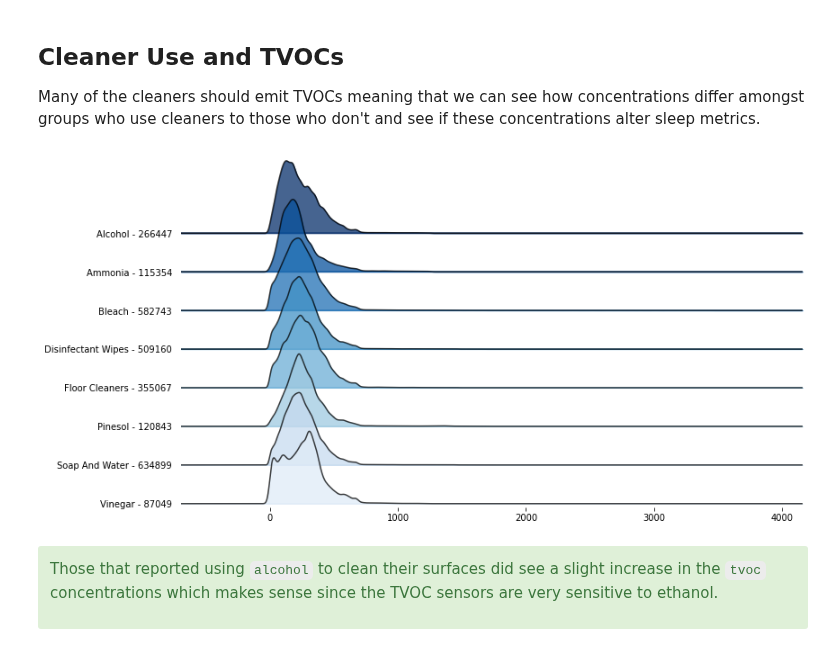
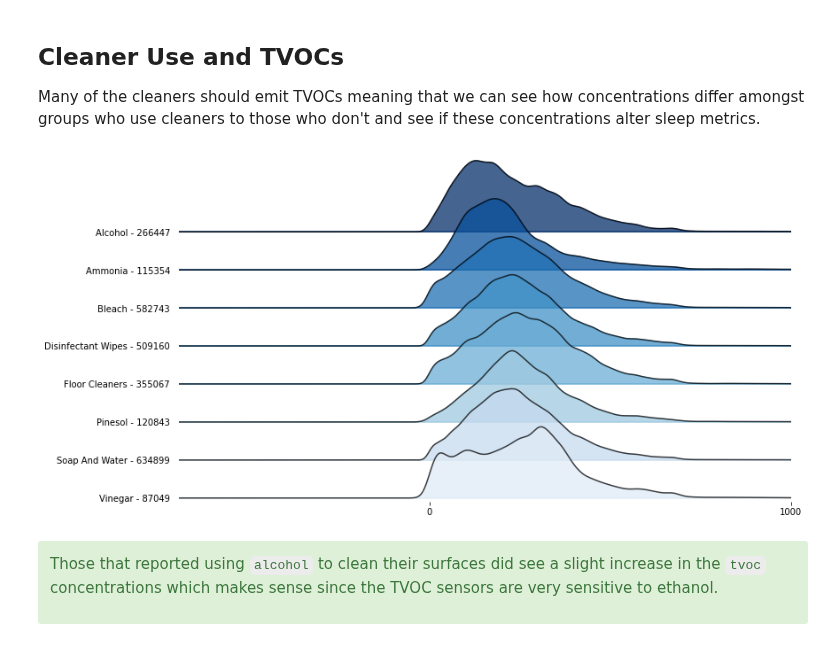
Before and after one commit to intelligent-environments-lab/utx000, a Jupyter notebook: notebooks/4.11.1-hef-beacon_redcap-summary.ipynb, the cells around one changed output. Saved outputs shown, nothing was run; the diff lists cells and outputs as text; code cells hidden in the pictures.

Commit message:
new figures

```diff
--- a/notebooks/4.11.1-hef-beacon_redcap-summary.ipynb
+++ b/notebooks/4.11.1-hef-beacon_redcap-summary.ipynb
@@ -80,7 +80,7 @@ Dataset includes 929937 datapoints from 21 participants
 # Base Analysis
 Here we look at the raw, unaltered data in order to understand relationships between environment traits and the IEQ profiles, namely the pollutants.
 # %%
-def plot_joyplot(df, features, target, feature_label, save=False):
+def plot_joyplot(df, features, target, feature_label, xmax=0, save=False):
     """
     Plots a joyplot of the distribution of the target variable for the given features.
     """
@@ -95,6 +95,10 @@ def plot_joyplot(df, features, target, feature_label, save=False):
     fig, ax = joyplot(data=df_expanded,by="feature",column=target,
                 kind='kde',overlap=1,ylim='own',alpha=0.75,colormap=cm.Blues_r,figsize=(12,6),labels=labels)
 
+    if xmax != 0:
+        for a in ax:
+            a.set_xlim(right=xmax)
+
     if save:
         plt.savefig(f"../reports/figures/beacon_redcap/redcap-beacon_{feature_label}-{target}_joyplot.png",bbox_to_inches="tight")
 
@@ -107,9 +111,9 @@ def plot_joyplot(df, features, target, feature_label, save=False):
 Many of the cleaners should emit TVOCs meaning that we can see how concentrations differ amongst groups who use cleaners to those who don't and see if these concentrations alter sleep metrics.
 # %%
 cleaners = ["bleach","ammonia","pinesol","vinegar","alcohol","disinfectant_wipes","soap_and_water","floor_cleaners","no_cleaners"]
-env_cleaners = plot_joyplot(env, cleaners, "tvoc", "cleaner_use", save=True)
+env_cleaners = plot_joyplot(env, cleaners, "tvoc", "cleaner_use", xmax=1000, save=True)
 # %% [output]
-[figure, old version]
+[figure, new version]
 # %% [markdown]
 <div class="alert alert-block alert-success">
 
```
Also changed, not shown: parts of 3 cells of this notebook, 5 other files.
